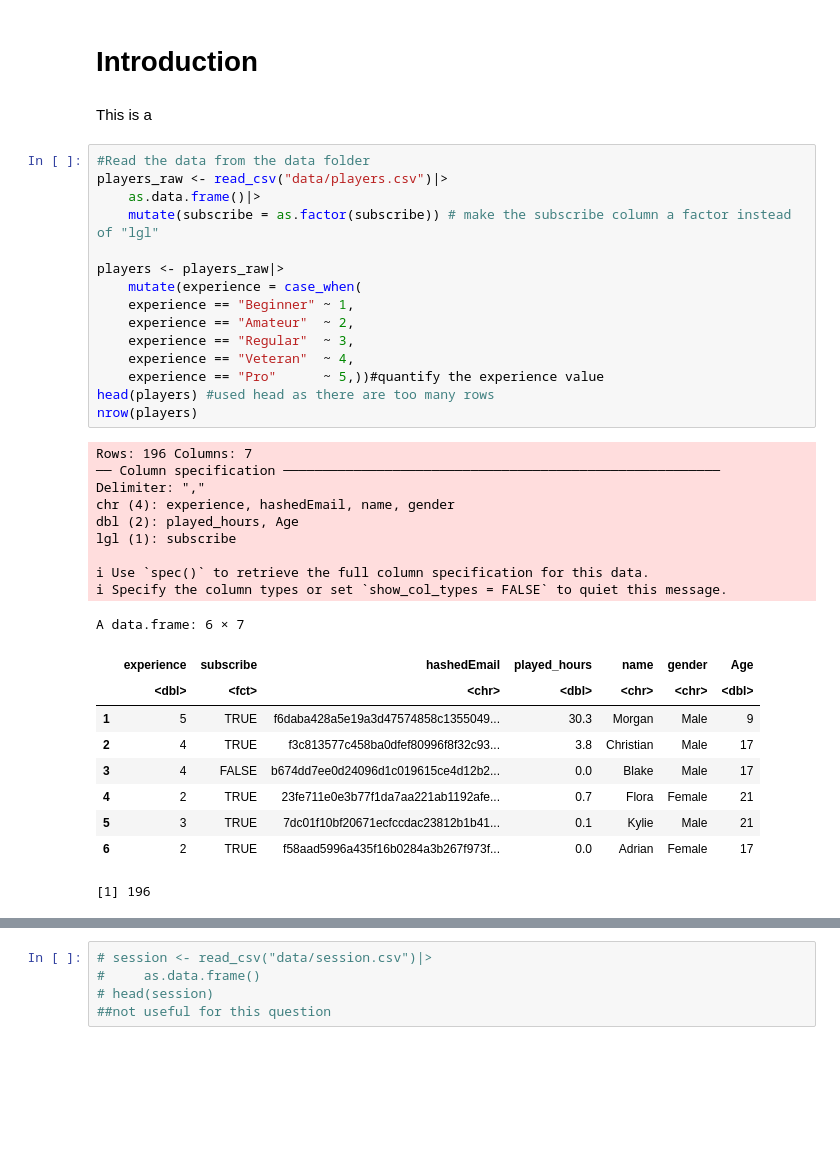
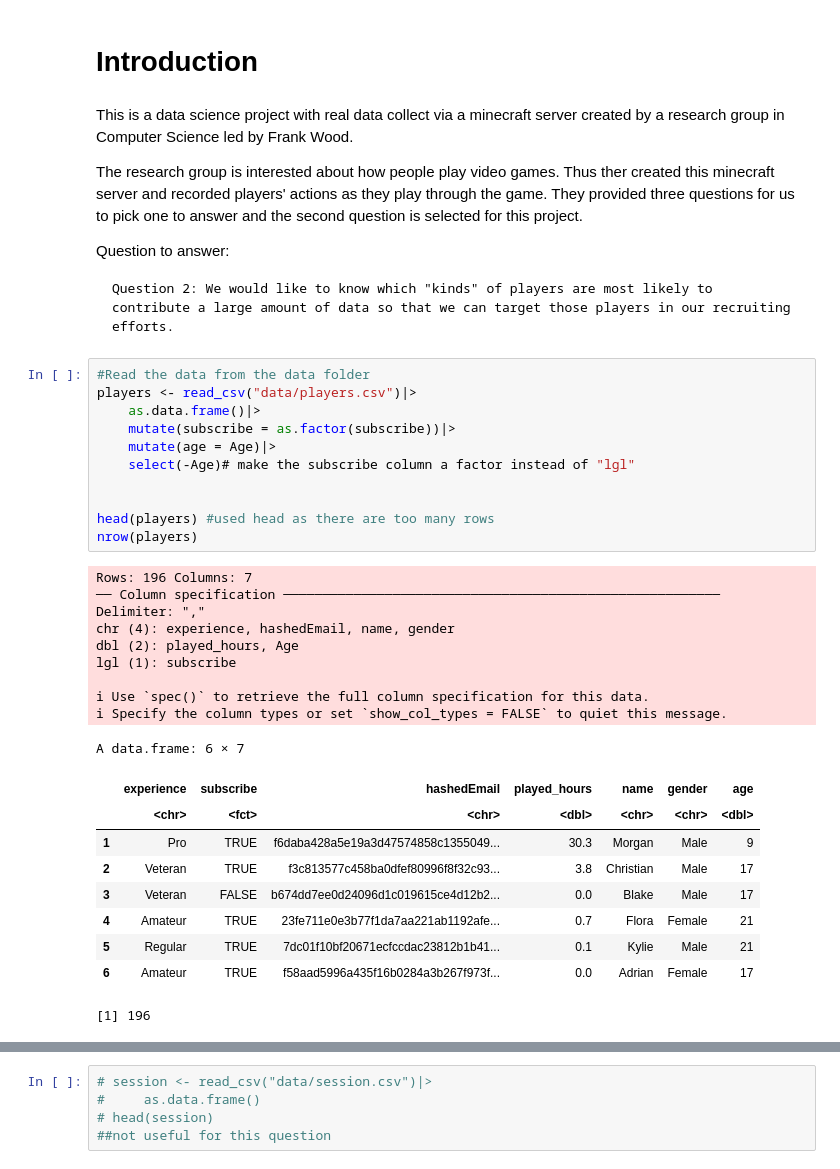
Before and after one commit to ryan-chess/dsci-100-individual-project-template, a Jupyter notebook: Project-Report.ipynb, the cells around one changed output, grey strips where cells are left out. Cells and saved outputs as stored; diff of their text form; blank space fills up the shorter version.

```diff
--- a/Project-Report.ipynb
+++ b/Project-Report.ipynb
@@ -43,39 +39,41 @@ Registered S3 method overwritten by 'GGally':
 # %% [markdown]
 # Introduction
 # %% [markdown]
-This is a
+This is a data science project with real data collect via a minecraft server created by a research group in Computer Science led by Frank Wood.
+
+The research group is interested about how people play video games. Thus ther created this minecraft server and recorded players' actions as they play through the game. They provided three questions for us to pick one to answer and the second question is selected for this project.
+
+Question to answer:
+
+    Question 2: We would like to know which "kinds" of players are most likely to contribute a large amount of data so that we can target those players in our recruiting efforts.
 # %%
 #Read the data from the data folder
-players_raw <- read_csv("data/players.csv")|>
+players <- read_csv("data/players.csv")|>
     as.data.frame()|>
-    mutate(subscribe = as.factor(subscribe)) # make the subscribe column a factor instead of "lgl"
+    mutate(subscribe = as.factor(subscribe))|>
+    mutate(age = Age)|>
+    select(-Age)# make the subscribe column a factor instead of "lgl"
 
-players <- players_raw|>
-    mutate(experience = case_when(
-    experience == "Beginner" ~ 1,
-    experience == "Amateur"  ~ 2,
-    experience == "Regular"  ~ 3,
-    experience == "Veteran"  ~ 4,
-    experience == "Pro"      ~ 5,))#quantify the experience value
+
 head(players) #used head as there are too many rows
 nrow(players)
 # %% [output]
 Rows: 196 Columns: 7
 ── Column specification ────────────────────────────────────────────────────────
 Delimiter: ","
 chr (4): experience, hashedEmail, name, gender
 dbl (2): played_hours, Age
 lgl (1): subscribe
 
 ℹ Use `spec()` to retrieve the full column specification for this data.
 ℹ Specify the column types or set `show_col_types = FALSE` to quiet this message.
 A data.frame: 6 × 7
-|  | experience | subscribe | hashedEmail | played_hours | name | gender | Age |
-|  | <dbl> | <fct> | <chr> | <dbl> | <chr> | <chr> | <dbl> |
-| 1 | 5 | TRUE | f6daba428a5e19a3d47574858c1355049... | 30.3 | Morgan | Male | 9 |
-| 2 | 4 | TRUE | f3c813577c458ba0dfef80996f8f32c93... | 3.8 | Christian | Male | 17 |
-| 3 | 4 | FALSE | b674dd7ee0d24096d1c019615ce4d12b2... | 0.0 | Blake | Male | 17 |
-| 4 | 2 | TRUE | 23fe711e0e3b77f1da7aa221ab1192afe... | 0.7 | Flora | Female | 21 |
-| 5 | 3 | TRUE | 7dc01f10bf20671ecfccdac23812b1b41... | 0.1 | Kylie | Male | 21 |
-| 6 | 2 | TRUE | f58aad5996a435f16b0284a3b267f973f... | 0.0 | Adrian | Female | 17 |
+|  | experience | subscribe | hashedEmail | played_hours | name | gender | age |
+|  | <chr> | <fct> | <chr> | <dbl> | <chr> | <chr> | <dbl> |
+| 1 | Pro | TRUE | f6daba428a5e19a3d47574858c1355049... | 30.3 | Morgan | Male | 9 |
+| 2 | Veteran | TRUE | f3c813577c458ba0dfef80996f8f32c93... | 3.8 | Christian | Male | 17 |
+| 3 | Veteran | FALSE | b674dd7ee0d24096d1c019615ce4d12b2... | 0.0 | Blake | Male | 17 |
+| 4 | Amateur | TRUE | 23fe711e0e3b77f1da7aa221ab1192afe... | 0.7 | Flora | Female | 21 |
+| 5 | Regular | TRUE | 7dc01f10bf20671ecfccdac23812b1b41... | 0.1 | Kylie | Male | 21 |
+| 6 | Amateur | TRUE | f58aad5996a435f16b0284a3b267f973f... | 0.0 | Adrian | Female | 17 |
 [1] 196
```
Also changed, not shown: parts of 18 cells of this notebook.
